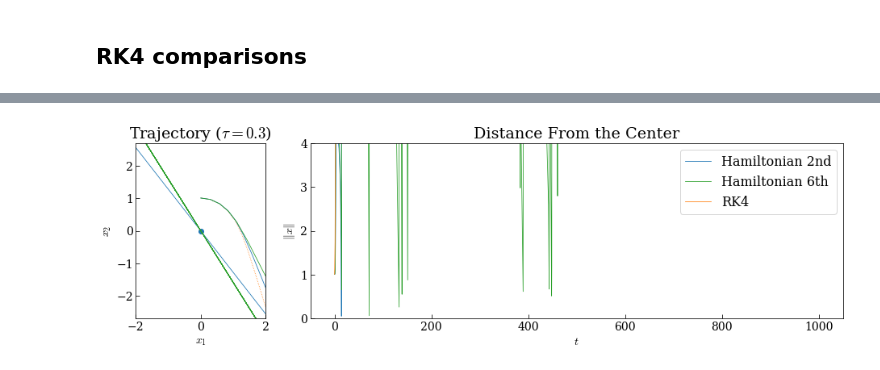
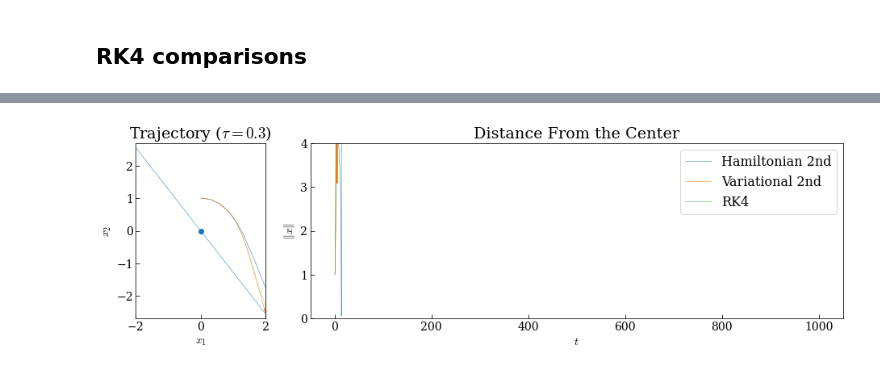
Before and after one commit to mseri/gsi2021, a Jupyter notebook: The Cosmological Kepler model.ipynb, the cells around one changed output, grey strips where cells are left out. Saved outputs shown, nothing was run; the diff lists cells and outputs as text; code cells hidden in the pictures.

```diff
--- a/The Cosmological Kepler model.ipynb
+++ b/The Cosmological Kepler model.ipynb
@@ -43,6 +43,12 @@ class CosmologicalKepler:
 
     def f(self, t):
         return self.γ
+
+    def F(self, z, t):
+        return -self.f(t) * z**2 / 2
+
+    def Fz(self, z, t):
+        return -self.f(t) * z
 
     def V(self, q, t):
         if self.v:
@@ -66,10 +72,10 @@ class CosmologicalKepler:
         return v
 
     def lagz(self, q,v,z,t):
-        return - self.f(t) * z
+        return -self.Fz(z, t)
 
     def energy(self, p, q, z, t):
-        return 0.5*np.linalg.norm(p, ord=2)**2 + self.f(t) * z**2 / 2 + self.V(q, t)
+        return 0.5*np.linalg.norm(p)**2 + self.f(t) * z**2 / 2 + self.V(q, t)
 # %%
 def rk4s(system, init, tspan):
     n = len(init)
@@ -370,85 +355,65 @@ dt = 0.3
 tf = 1000
 
 tspan = np.arange(0.0, tf, dt)
-steps=len(tspan)
-dc = np.empty(steps, dtype=np.float64)
-dc6 = np.empty(steps, dtype=np.float64)
-drk = np.empty(steps, dtype=np.float64)
 
 for (p0, q0, s0) in [init_ecc(0.01, 1.0)]:
     fig = plt.figure(figsize=(16,4))
     gs = matplotlib.gridspec.GridSpec(1, 4, figure=fig)
 
-    sol, sols, tspan = ic.integrate(ic.step1q, tpk, tspan, p0, q0, s0)
-    sol6, sols6, _ = ic.integrate(ic.step6q, tpk, tspan, p0, q0, s0)
-    solrk = rk4s(tpk, np.concatenate([p0,q0,s0]), tspan)
-
-    #distance
-    for i in range(steps):
-        dist=np.sqrt(sol[i,1,0]*sol[i,1,0] + sol[i,1,1]*sol[i,1,1])
-        dc[i]=dist
-        dist6=np.sqrt(sol6[i,1,0]*sol6[i,1,0] + sol6[i,1,1]*sol6[i,1,1])
-        dc6[i]=dist6
-        distrk=np.linalg.norm(solrk[i][2:])
-        drk[i]=distrk
+    solh, solhs, _ = ic.integrate(ic.step1q, tpk, tspan, p0, q0, s0)
+    solv, solvs, _ = ic.integrate(ic.variational_step, tpk, tspan, p0, q0, s0)
+    solrk = rk4s(tpk, np.concatenate([p0, q0, s0]), tspan)
 
     axo = fig.add_subplot(gs[0,0])
     axo.set_title(f"Trajectory ($\\tau={dt}$)")
 
-    axo.plot([rk[2] for rk in solrk],
-             [rk[3] for rk in solrk],
-             ':', linewidth=0.8,
-             c='C1',
+    axo.plot(solrk[:,2],
+             solrk[:,3],
+             ':', linewidth=0.5,
+             c='C2',
              label="RK4")
 
-    axo.plot(sol[:,1,0],
-             sol[:,1,1],
+    axo.plot(solh[:,1,0],
+             solh[:,1,1],
              c='C0',
-             linewidth=0.8, label="Hamiltonian 2nd")
+             linewidth=0.5, label="Hamiltonian 2nd")
 
-    axo.plot(sol6[:,1,0],
-             sol6[:,1,1],
-             c='C2',
-             linewidth=0.8, label="Hamiltonian 6th")
+    axo.plot(solv[:,1,0],
+             solv[:,1,1],
+             c='C1',
+             linewidth=0.5, label="Variational 2nd")
 
     axo.scatter(0,0)
 
     axo.set_aspect('equal', adjustable='box')
 
     axo.set_xlim(-2, 2)
     axo.set_ylim(-2.7, 2.7)
 
     axo.set_xlabel("$x_1$")
     axo.set_ylabel("$x_2$")
 
     #axo.legend(loc='lower left')
 
     axe = fig.add_subplot(gs[0,1:])
     axe.set_title("Distance From the Center")
 
     axe.plot(tspan,
-             dc,
-             c='C0',
-             linewidth=0.8, label="Hamiltonian 2nd")
-
+             np.linalg.norm(solh[:,1], axis=1),
+             linewidth=0.5, label="Hamiltonian 2nd")
     axe.plot(tspan,
-             dc6,
-             c='C2',
-             linewidth=0.8, label="Hamiltonian 6th")
-
+             np.linalg.norm(solv[:,1], axis=1),
+             linewidth=0.5, label="Variational 2nd")
     axe.plot(tspan,
-             drk,
-             c='C1',
-             linewidth=0.8, label="RK4")
+             np.linalg.norm(solrk[:, 2:4], axis=1),
+             linewidth=0.5, label="RK4")
 
     axe.set_ylim(0, 4)
     axe.legend(loc='upper right')
 
     axe.set_xlabel("$t$")
     axe.set_ylabel("$\|x\|$")
 
-    fig.savefig(f"images/TPK03prec.pdf", bbox_inches='tight')
-
-    fig.show()
+    plt.show()
 # %% [output]
-[figure, old version]
+[figure, new version]
```
Also changed, not shown: parts of 6 cells of this notebook, 4 other files.
